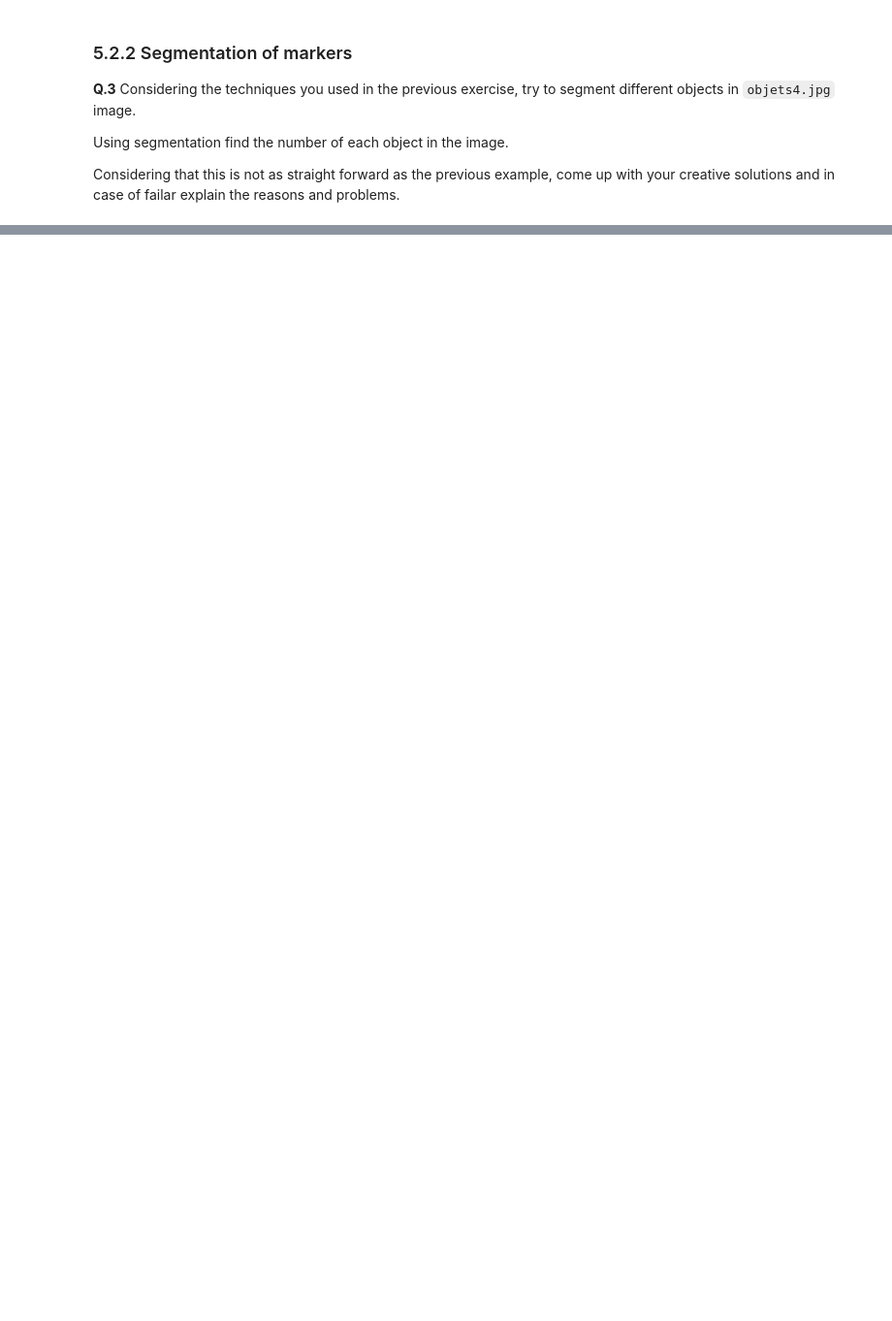
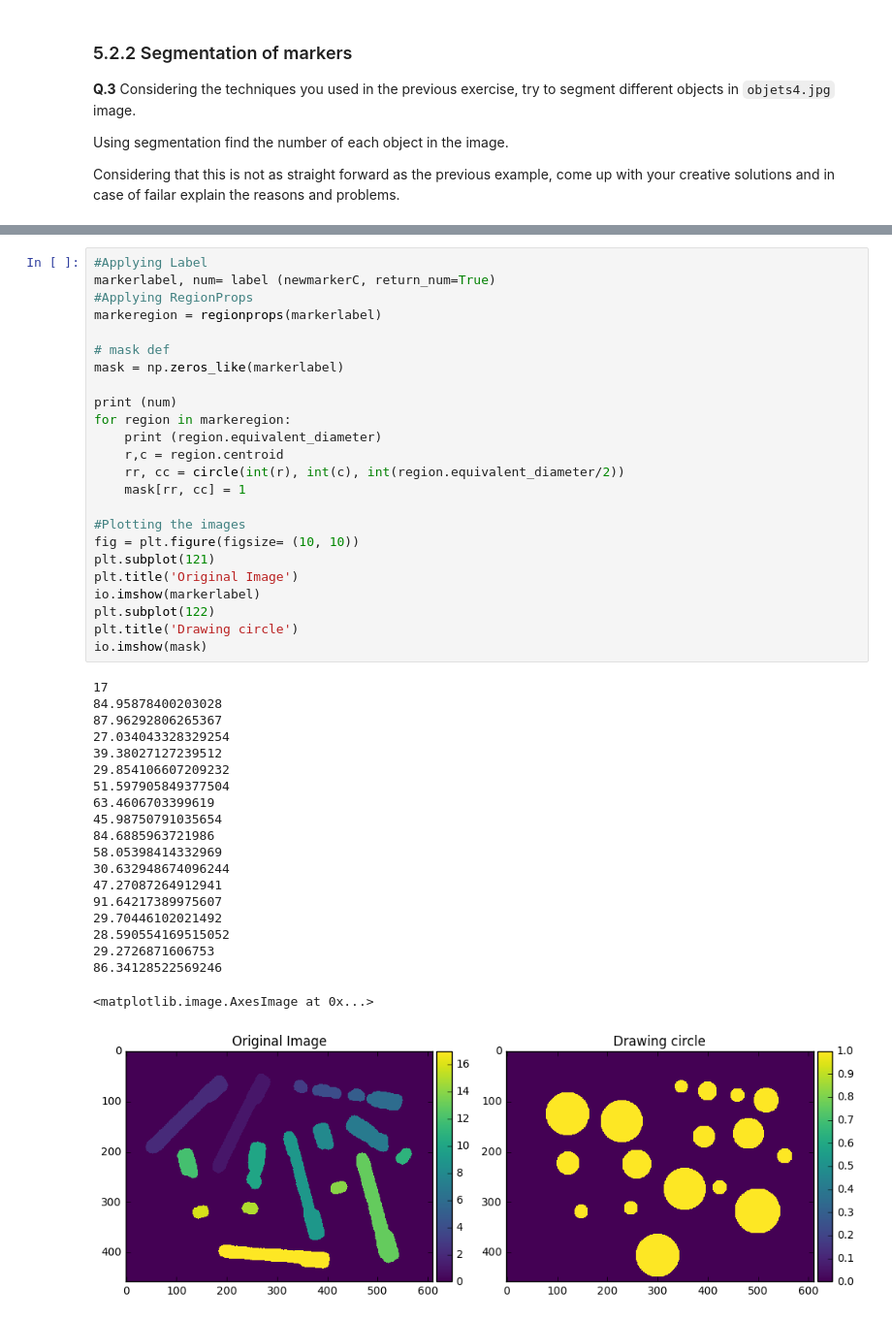
Before and after one commit to brown4eva/B31XB-IIP-TP-1718, a Jupyter notebook: 5-morpho-segmentation/5-morpho-segmentation.ipynb, the cells around one changed output, grey strips where cells are left out. Shown at 97% size. Saved outputs shown, nothing was run; the diff lists cells and outputs as text; blank space fills up the shorter version.

```diff
--- a/5-morpho-segmentation/5-morpho-segmentation.ipynb
+++ b/5-morpho-segmentation/5-morpho-segmentation.ipynb
@@ -236,0 +268,45 @@ Considering that this is not as straight forward as the previous example, come u
+# %%
+#Applying Label
+markerlabel, num= label (newmarkerC, return_num=True)
+#Applying RegionProps
+markeregion = regionprops(markerlabel)
+
+# mask def
+mask = np.zeros_like(markerlabel)
+
+print (num)
+for region in markeregion:
+    print (region.equivalent_diameter)
+    r,c = region.centroid
+    rr, cc = circle(int(r), int(c), int(region.equivalent_diameter/2))
+    mask[rr, cc] = 1
+
+#Plotting the images
+fig = plt.figure(figsize= (10, 10))
+plt.subplot(121)
+plt.title('Original Image')
+io.imshow(markerlabel)
+plt.subplot(122)
+plt.title('Drawing circle')
+io.imshow(mask)
+# %% [output]
+17
+84.95878400203028
+87.96292806265367
+27.034043328329254
+39.38027127239512
+29.854106607209232
+51.597905849377504
+63.4606703399619
+45.98750791035654
+84.6885963721986
+58.05398414332969
+30.632948674096244
+47.27087264912941
+91.64217389975607
+29.70446102021492
+28.590554169515052
+29.2726871606753
+86.34128522569246
+<matplotlib.image.AxesImage at 0x...>
+[figure, added]
```
Also changed, not shown: parts of 6 cells of this notebook.
